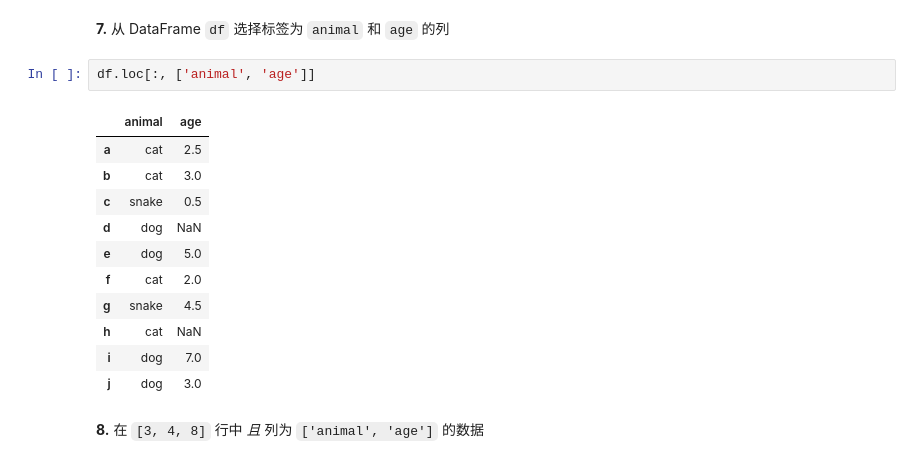
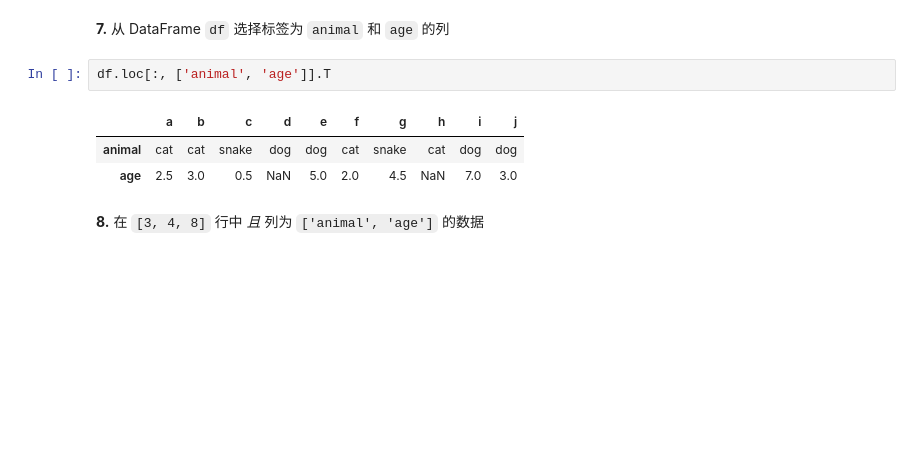
Before and after one commit to xyiling/100-pandas-puzzles-cn, a Jupyter notebook: 100-pandas-puzzles-cn.ipynb, the cells around one changed output. Saved outputs shown, nothing was run; the diff lists cells and outputs as text; blank space fills up the shorter version.

```diff
--- a/100-pandas-puzzles-cn.ipynb
+++ b/100-pandas-puzzles-cn.ipynb
@@ -148,19 +148,11 @@ df.head(3)
 # %% [markdown]
 **7.** 从 DataFrame `df` 选择标签为 `animal` 和 `age` 的列
 # %%
-df.loc[:, ['animal', 'age']]
+df.loc[:, ['animal', 'age']].T
 # %% [output]
-|  | animal | age |
-| a | cat | 2.5 |
-| b | cat | 3.0 |
-| c | snake | 0.5 |
-| d | dog | NaN |
-| e | dog | 5.0 |
-| f | cat | 2.0 |
-| g | snake | 4.5 |
-| h | cat | NaN |
-| i | dog | 7.0 |
-| j | dog | 3.0 |
+|  | a | b | c | d | e | f | g | h | i | j |
+| animal | cat | cat | snake | dog | dog | cat | snake | cat | dog | dog |
+| age | 2.5 | 3.0 | 0.5 | NaN | 5.0 | 2.0 | 4.5 | NaN | 7.0 | 3.0 |
 # %% [markdown]
 **8.** 在 `[3, 4, 8]` 行中 *且* 列为 `['animal', 'age']` 的数据
 # %%
```
Also changed, not shown: parts of 12 cells of this notebook.
